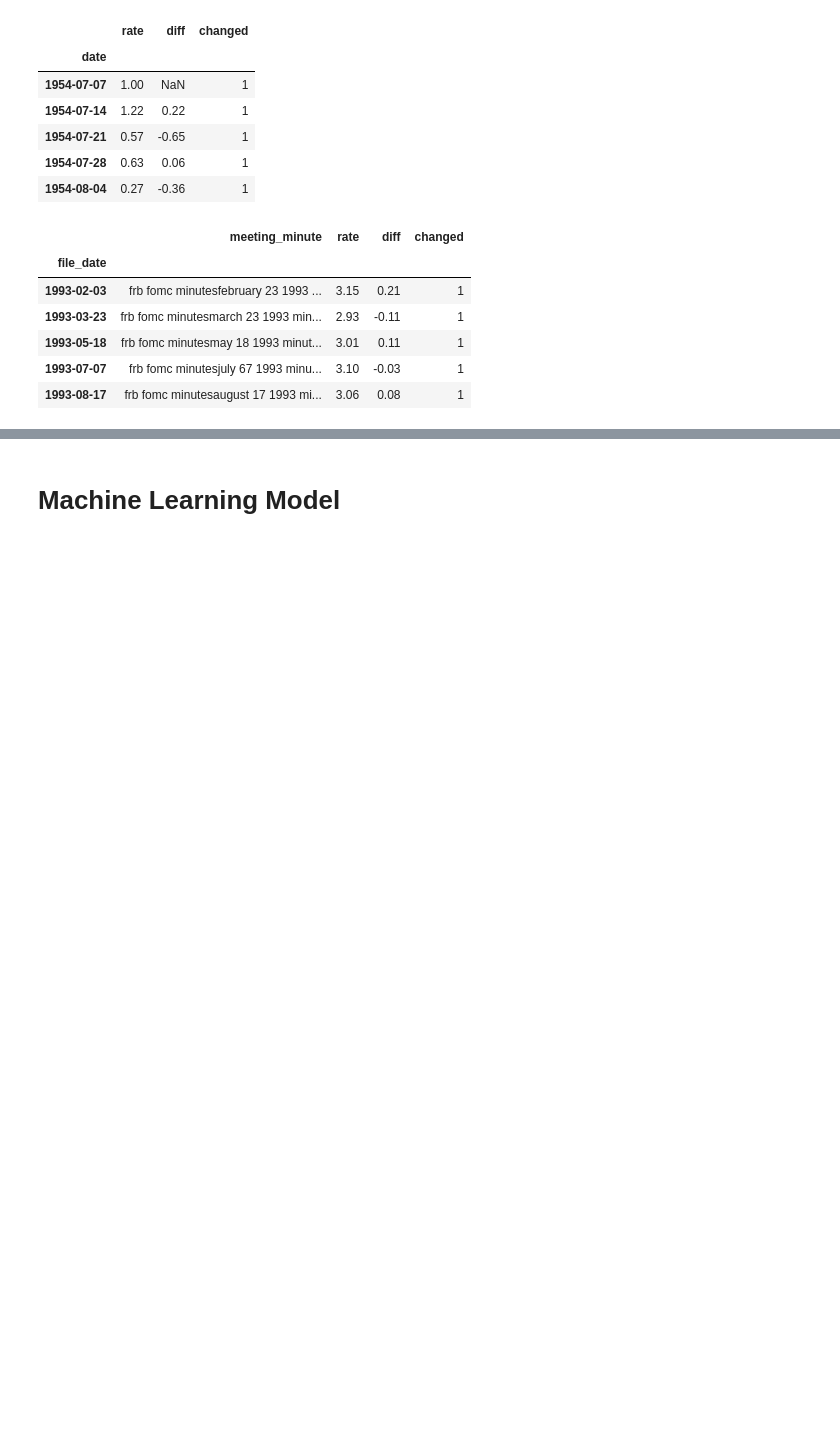
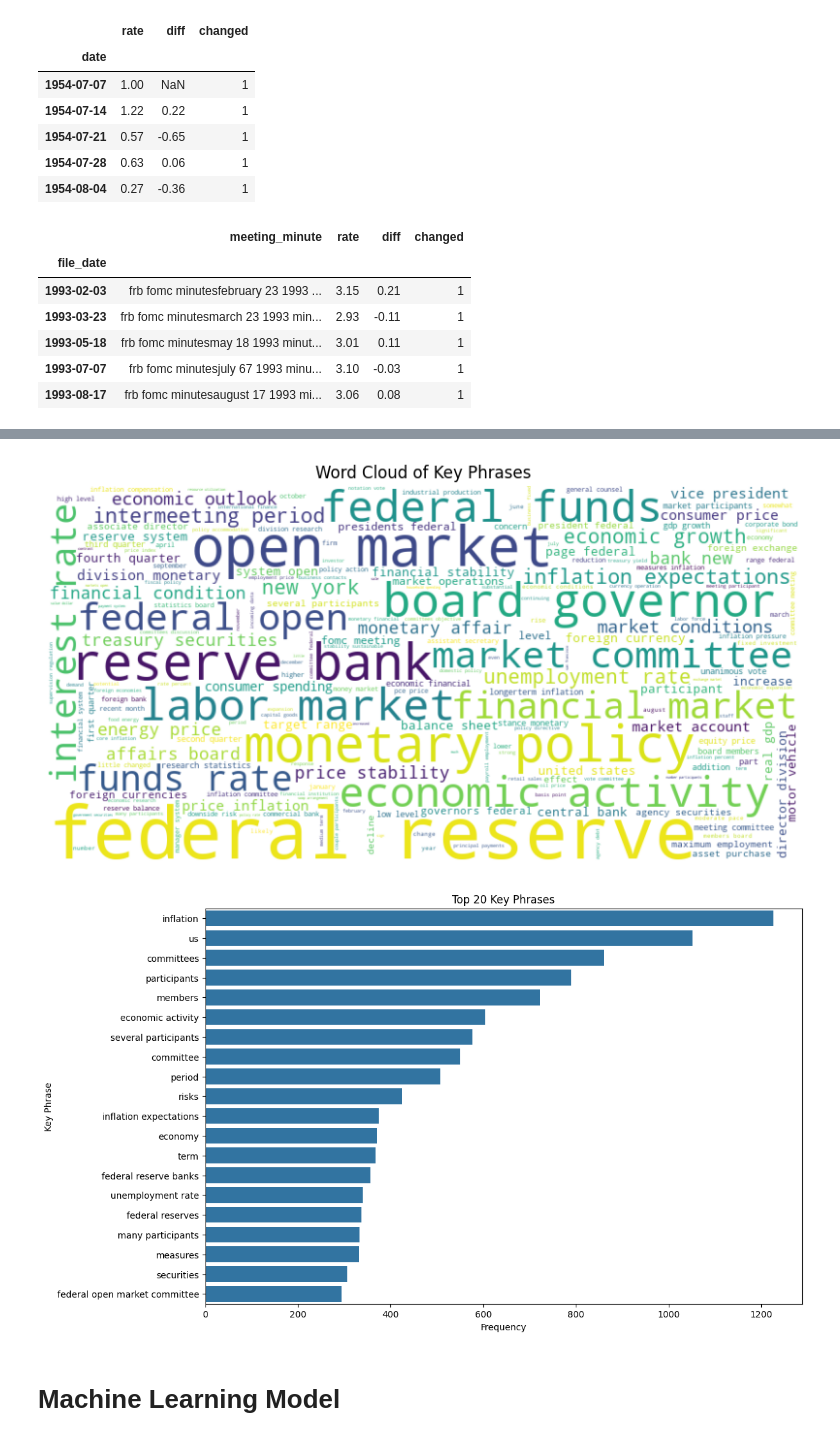
Before and after one commit to Cydia13526/s24-milestone2-team7-cspaarg-cydia-davidrez, a Jupyter notebook: project.ipynb, the cells around one changed output, grey strips where cells are left out. Saved outputs shown, nothing was run; the diff lists cells and outputs as text; code cells hidden in the pictures; blank space fills up the shorter version.

```diff
--- a/project.ipynb
+++ b/project.ipynb
@@ -184,3 +243,44 @@ merge_df.head()
+# %%
+nlp = spacy.load("en_core_web_sm")
+
+def extract_key_phrases(texts):
+    docs = list(nlp.pipe(texts, batch_size=50))
+    key_phrases = []
+    for doc in docs:
+        phrases = [chunk.text for chunk in doc.noun_chunks if chunk.text.lower() not in stopwords.words('english')]
+        key_phrases.append(phrases)
+    return key_phrases
+
+merge_df['key_phrases'] = extract_key_phrases(merge_df['meeting_minute'].tolist())
+# %%
+# Word Cloud
+all_key_phrases = ' '.join([' '.join(phrases) for phrases in merge_df['key_phrases']])
+
+wordcloud = WordCloud(width=800, height=400, background_color='white').generate(all_key_phrases)
+
+plt.figure(figsize=(10, 8))
+plt.imshow(wordcloud, interpolation='bilinear')
+plt.axis('off')
+plt.title('Word Cloud of Key Phrases')
+plt.show()
+
+# Frequency Plot
+all_phrases = [phrase for phrases in merge_df['key_phrases'] for phrase in phrases]
+
+phrase_freq = Counter(all_phrases)
+common_phrases = phrase_freq.most_common(20)  # Get the top 20 most common phrases
+
+phrases_df = pd.DataFrame(common_phrases, columns=['Phrase', 'Frequency'])
+
+plt.figure(figsize=(12, 8))
+sns.barplot(data=phrases_df, x='Frequency', y='Phrase')
+plt.title('Top 20 Key Phrases')
+plt.xlabel('Frequency')
+plt.ylabel('Key Phrase')
+plt.show()
+# %% [output]
+[figure, added]
+[figure, added]
 # %% [markdown]
 # **Machine Learning Model**
 # %%
```
Also changed, not shown: parts of 11 cells of this notebook, 1 other file.
